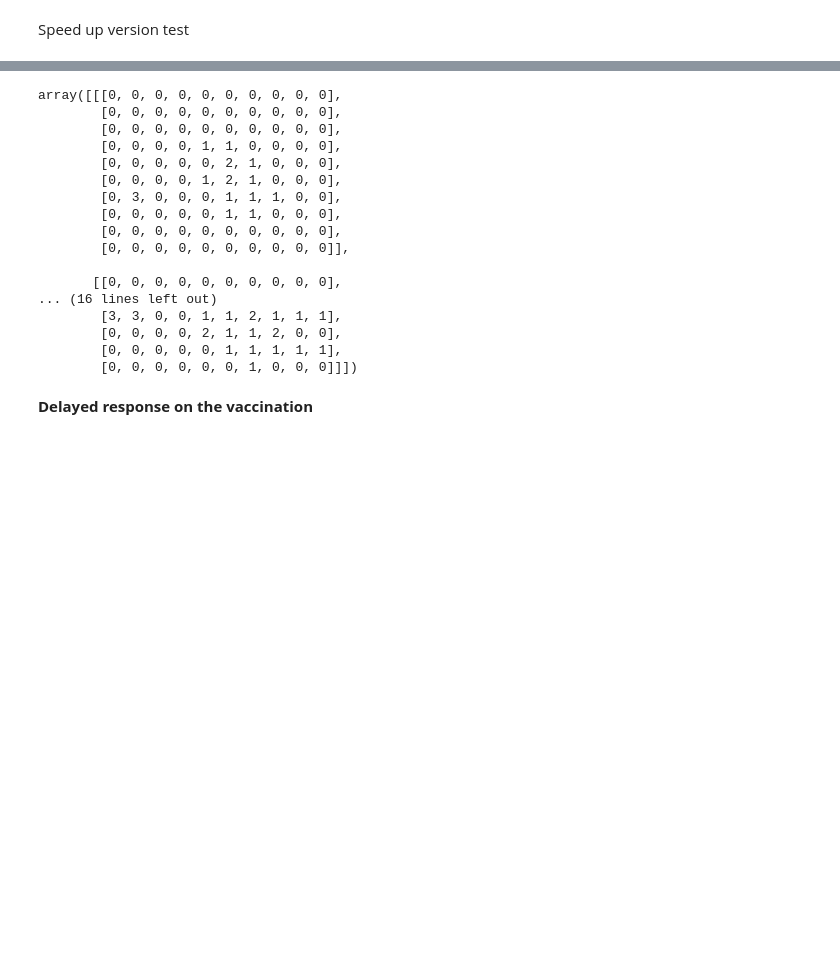
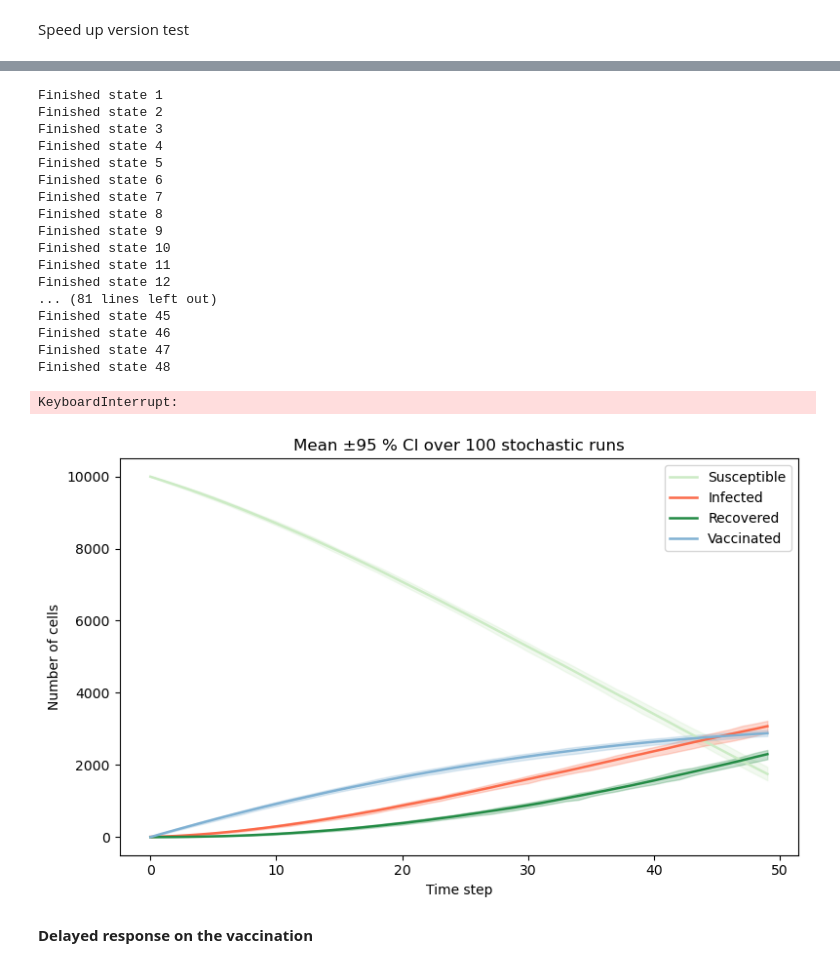
Before and after one commit to bjarturingvason/Stochastic, a Jupyter notebook: Project 2/SIR_simulation.ipynb, the cells around one changed output, grey strips where cells are left out. Drawn from its saved outputs; the diff is of its cells as text; code cells hidden in the pictures; blank space fills up the shorter version.

```diff
--- a/Project 2/SIR_simulation.ipynb
+++ b/Project 2/SIR_simulation.ipynb
@@ -378,23 +359,61 @@ Finished state 349
 # %%
-sim[2:5]
+trajectories = []
+for i in range(0,100):
+    sim = simulate_sirvb_lattice(
+    grid0, steps=50,
+    beta_s=0.5, beta_v=0.001, beta_r=0.05, gamma=0.14,
+    v_rate=0.01, b_rate=0.005
+    )
+    S_count = (sim == 0).sum(axis=(1,2))
+    I_count = (sim == 1).sum(axis=(1,2))
+    R_count = (sim == 2).sum(axis=(1,2))
+    V_count = (sim == 3).sum(axis=(1,2))
+    trajectories.append([S_count, I_count, R_count, V_count])
 # %% [output]
-array([[[0, 0, 0, 0, 0, 0, 0, 0, 0, 0],
-        [0, 0, 0, 0, 0, 0, 0, 0, 0, 0],
-        [0, 0, 0, 0, 0, 0, 0, 0, 0, 0],
-        [0, 0, 0, 0, 1, 1, 0, 0, 0, 0],
-        [0, 0, 0, 0, 0, 2, 1, 0, 0, 0],
-        [0, 0, 0, 0, 1, 2, 1, 0, 0, 0],
-        [0, 3, 0, 0, 0, 1, 1, 1, 0, 0],
-        [0, 0, 0, 0, 0, 1, 1, 0, 0, 0],
-        [0, 0, 0, 0, 0, 0, 0, 0, 0, 0],
-        [0, 0, 0, 0, 0, 0, 0, 0, 0, 0]],
-
-       [[0, 0, 0, 0, 0, 0, 0, 0, 0, 0],
-... (16 lines left out)
-        [3, 3, 0, 0, 1, 1, 2, 1, 1, 1],
-        [0, 0, 0, 0, 2, 1, 1, 2, 0, 0],
-        [0, 0, 0, 0, 0, 1, 1, 1, 1, 1],
-        [0, 0, 0, 0, 0, 0, 1, 0, 0, 0]]])
+Finished state 1
+Finished state 2
+Finished state 3
+Finished state 4
+Finished state 5
+Finished state 6
+Finished state 7
+Finished state 8
+Finished state 9
+Finished state 10
+Finished state 11
+Finished state 12
+... (81 lines left out)
+Finished state 45
+Finished state 46
+Finished state 47
+Finished state 48
+KeyboardInterrupt:
+# %%
+traj = np.stack(trajectories)          # (100, 4, 50)
+names = ["Susceptible", "Infected", "Recovered", "Vaccinated"]
+colors = ["#ccebc5", "#fb6a4a", "#238b45", "#80b1d3"]
+
+t = np.arange(traj.shape[2])           # time axis (0 … 49)
+
+plt.figure(figsize=(8,5))
+
+for k, (lab, col) in enumerate(zip(names, colors)):
+    data   = traj[:, k, :]             # shape (runs, steps)
+    mean   = data.mean(axis=0)
+    low    = np.percentile(data, 2.5,  axis=0)
+    high   = np.percentile(data, 97.5, axis=0)
+
+    plt.plot(t, mean, color=col, label=lab, lw=1.8)
+    plt.fill_between(t, low, high, color=col, alpha=0.25)
+
+plt.xlabel("Time step")
+plt.ylabel("Number of cells")
+plt.title("Mean ±95 % CI over 100 stochastic runs")
+plt.legend()
+plt.tight_layout()
+plt.show()
+# %% [output]
+[figure, added]
 # %% [markdown]
 **Delayed response on the vaccination**
 # %%
```
Also changed, not shown: parts of 5 cells of this notebook, 3 other files.
